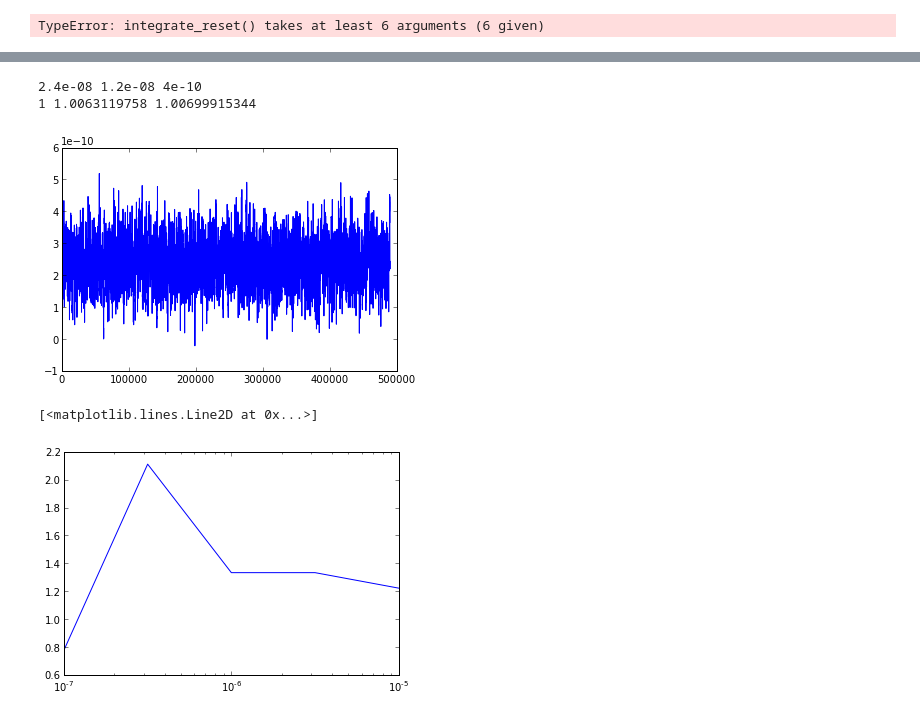
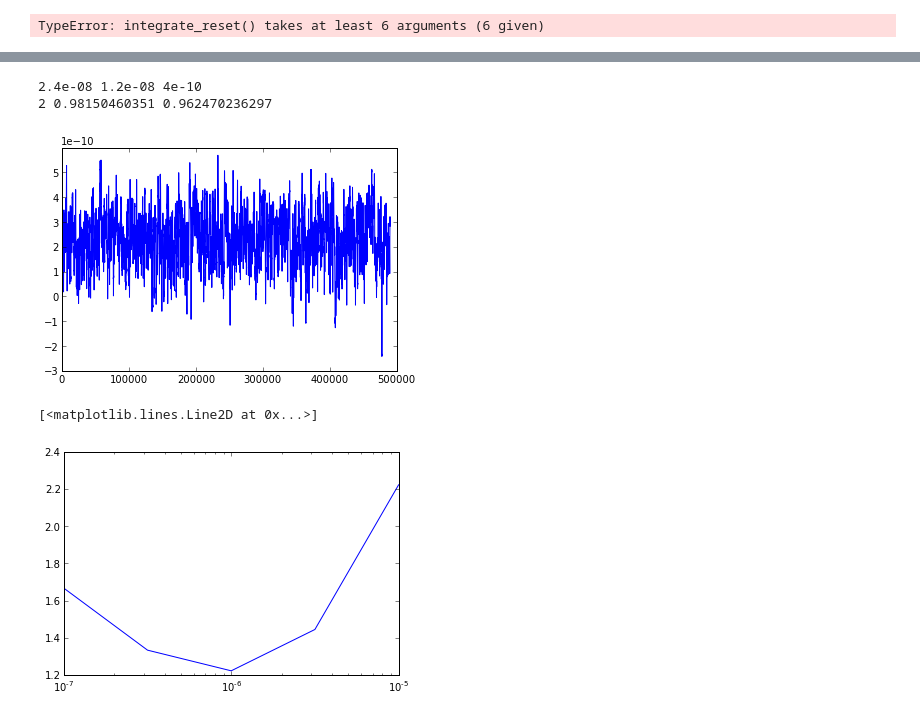
Before and after one commit to yzerlaut/transfer_functions, a Jupyter notebook: ou_with_reset.ipynb, the cells around one changed output, grey strips where cells are left out. Cells and saved outputs as stored; diff of their text form; code cells hidden in the pictures.

```diff
--- a/ou_with_reset.ipynb
+++ b/ou_with_reset.ipynb
@@ -151,36 +151,36 @@ def fast_integrate_reset(double tmax, double dt, double v_thre, double v_reset,
 # %%
 mu_exc = 2.4e-8
 sigma_exc = 1.2e-8
 dt = 1e-4
 tau_m = 0.01
-Te = 5e-3
+Te = 0.04
 tmax=50
 v_thresh=4e-10
 print mu_exc, sigma_exc, v_thresh
 
 fspikes, fvm = fast_integrate_reset(tmax, dt, v_thresh, 0, tau_m, mu_exc, sigma_exc, Te)
 fvm = fvm[int(1./dt):] #remove transients
 plt.plot(fvm)
 mu_theory = (mu_exc*tau_m)
 sigma_theory = np.sqrt(sigma_exc**2/(1./tau_m*(1./tau_m+1./Te)))
 print len(fspikes)/tmax, np.std(fvm)/sigma_theory, np.mean(fvm)/mu_theory
 # %% [output]
 2.4e-08 1.2e-08 4e-10
-1 1.0063119758 1.00699915344
+2 0.98150460351 0.962470236297
-[figure, old version]
+[figure, new version]
 # %%
 tmax = 10.
-def fast_calc_fr(tmax, dt, mu, sigma, tau, threshold):
+def fast_calc_fr(tmax, dt, mu, sigma, tau, tau_m, threshold):
     spikes, _ = fast_integrate_reset(tmax, dt, threshold, 0, tau_m, mu, sigma, tau)
     t_trans = 1.
     spikes = np.array(spikes)
     #integrate_reset(tmax, dt, gexc, threshold, mu, store=False)
     return np.sum(spikes>t_trans)/(tmax-t_trans)
 
-param, fr = np.array([(_, fast_calc_fr(tmax, _, mu_exc, sigma_exc, Te, v_thresh))
+param, fr = np.array([(_, fast_calc_fr(tmax, _, mu_exc, sigma_exc, Te, tau_m, v_thresh))
                       for _ in np.logspace(-5, -7, 5)]).T
 
 plt.semilogx(param, fr)
 # %% [output]
 [<matplotlib.lines.Line2D at 0x...>]
-[figure, old version]
+[figure, new version]
```
Also changed, not shown: parts of 9 cells of this notebook.
